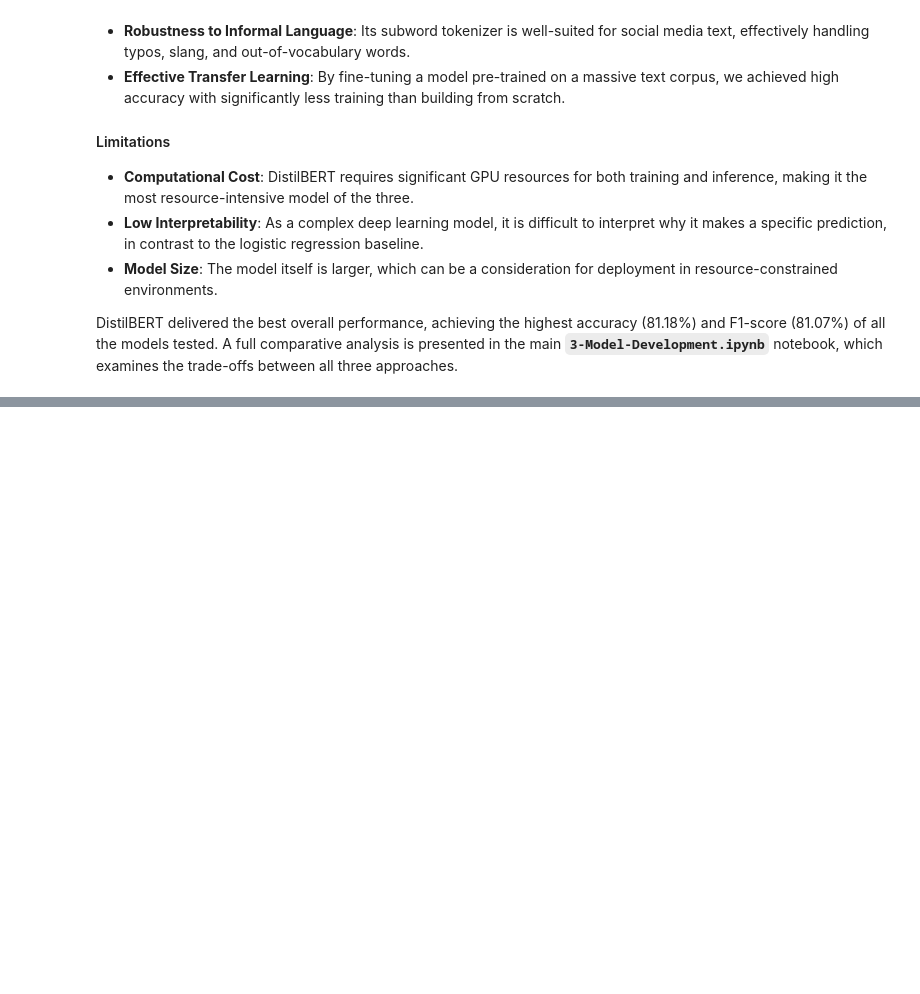
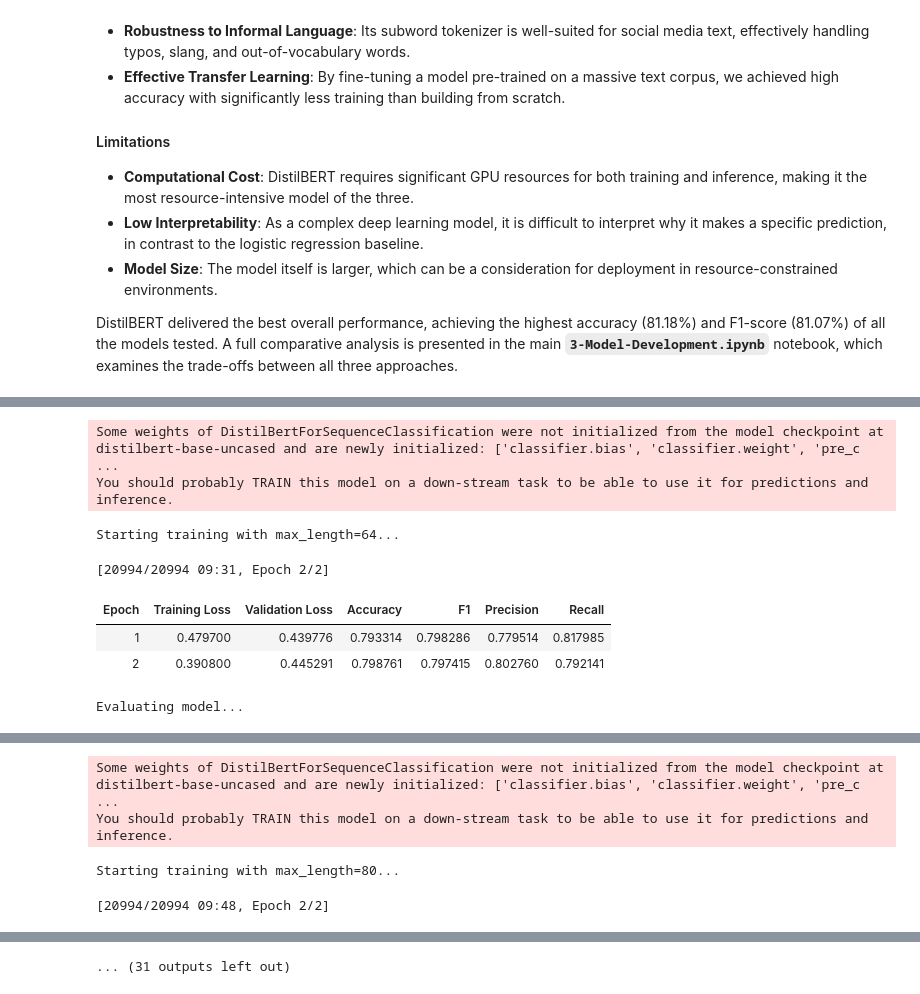
Before and after one commit to ariesslin/ie7500-g1-tweet-sentiment-nlp, a Jupyter notebook: scripts/3c-BERT.ipynb, the cells around one changed output, grey strips where cells are left out. Drawn from its saved outputs; the diff is of its cells as text; code cells hidden in the pictures; blank space fills up the shorter version.

```diff
--- a/scripts/3c-BERT.ipynb
+++ b/scripts/3c-BERT.ipynb
@@ -914,0 +1236,67 @@ DistilBERT delivered the best overall performance, achieving the highest accurac
+# %%
+# Run max_length comparison experiments
+print("STARTING MAX_LENGTH COMPARISON EXPERIMENTS")
+print("=" * 70)
+
+# Configuration
+MAX_LENGTHS_TO_TEST = [64, 80, 96, 112, 128, 140]
+USE_SAMPLE_FOR_EXPERIMENTS = True  # Set to False for full dataset (much longer runtime)
+NUM_EPOCHS = 2  # Reduced epochs for faster experimentation
+
+if USE_SAMPLE_FOR_EXPERIMENTS:
+    print("⚡ DEVELOPMENT MODE: Using 5% sample for rapid experimentation")
+    print("Expected total runtime: ~30-45 minutes for all max_length values")
+    print("This mode is ideal for understanding trends and relative performance")
+else:
+    print("PRODUCTION MODE: Using full dataset")
+    print("Expected total runtime: ~8-12 hours for all max_length values")
+    print("This mode provides final performance numbers for production")
+
+print(f"Testing max_length values: {MAX_LENGTHS_TO_TEST}")
+print(f"Number of epochs per model: {NUM_EPOCHS}")
+
+# Store results for comparison
+experiment_results = []
+total_start_time = time.time()
+
+try:
+    for i, max_len in enumerate(MAX_LENGTHS_TO_TEST, 1):
+        print(f"\nExperiment {i}/{len(MAX_LENGTHS_TO_TEST)}")
+        print(f"Progress: {(i-1)/len(MAX_LENGTHS_TO_TEST)*100:.1f}% complete")
+
+        # Run experiment for this max_length
+        result = train_and_evaluate_max_length(
+            max_length=max_len,
+            train_df=train_df,
+            val_df=val_df,
+            tokenizer=tokenizer,
+            use_sample=USE_SAMPLE_FOR_EXPERIMENTS,
+            num_epochs=NUM_EPOCHS
+        )
+
+        experiment_results.append(result)
+
+        # Show cumulative progress
+        elapsed_time = time.time() - total_start_time
+        estimated_total = elapsed_time / i * len(MAX_LENGTHS_TO_TEST)
+        remaining_time = estimated_total - elapsed_time
+
+        print(f"\n==Progress Update:")
+        print(f"Completed: {i}/{len(MAX_LENGTHS_TO_TEST)} experiments")
+        print(f"Elapsed time: {elapsed_time/60:.1f} minutes")
+        print(f"Estimated remaining: {remaining_time/60:.1f} minutes")
+        print(f"Total estimated: {estimated_total/60:.1f} minutes")
+
+except KeyboardInterrupt:
+    print("\nExperiments interrupted by user")
+    print(f"Completed {len(experiment_results)} out of {len(MAX_LENGTHS_TO_TEST)} experiments")
+
+except Exception as e:
+    print(f"\nExperiment failed: {str(e)}")
+    print(f"Completed {len(experiment_results)} out of {len(MAX_LENGTHS_TO_TEST)} experiments")
+
+total_time = time.time() - total_start_time
+print(f"\n🎉 EXPERIMENTS COMPLETED!")
+print(f"Total runtime: {total_time:.1f} seconds ({total_time/60:.1f} minutes)")
+print(f"Successfully completed {len(experiment_results)} experiments")
+# %% [output]
@@ -914,0 +1318,8 @@ DistilBERT delivered the best overall performance, achieving the highest accurac
+Some weights of DistilBertForSequenceClassification were not initialized from the model checkpoint at distilbert-base-uncased and are newly initialized: ['classifier.bias', 'classifier.weight', 'pre_c ...
+You should probably TRAIN this model on a down-stream task to be able to use it for predictions and inference.
+Starting training with max_length=64...
+[20994/20994 09:31, Epoch 2/2]
+| Epoch | Training Loss | Validation Loss | Accuracy | F1 | Precision | Recall |
+| 1 | 0.479700 | 0.439776 | 0.793314 | 0.798286 | 0.779514 | 0.817985 |
+| 2 | 0.390800 | 0.445291 | 0.798761 | 0.797415 | 0.802760 | 0.792141 |
+Evaluating model...
@@ -914,0 +1344,4 @@ DistilBERT delivered the best overall performance, achieving the highest accurac
+Some weights of DistilBertForSequenceClassification were not initialized from the model checkpoint at distilbert-base-uncased and are newly initialized: ['classifier.bias', 'classifier.weight', 'pre_c ...
+You should probably TRAIN this model on a down-stream task to be able to use it for predictions and inference.
+Starting training with max_length=80...
+[20994/20994 09:48, Epoch 2/2]
@@ -914,0 +1351 @@ DistilBERT delivered the best overall performance, achieving the highest accurac
+... (31 outputs left out)
```
Also changed, not shown: parts of 8 cells of this notebook.
